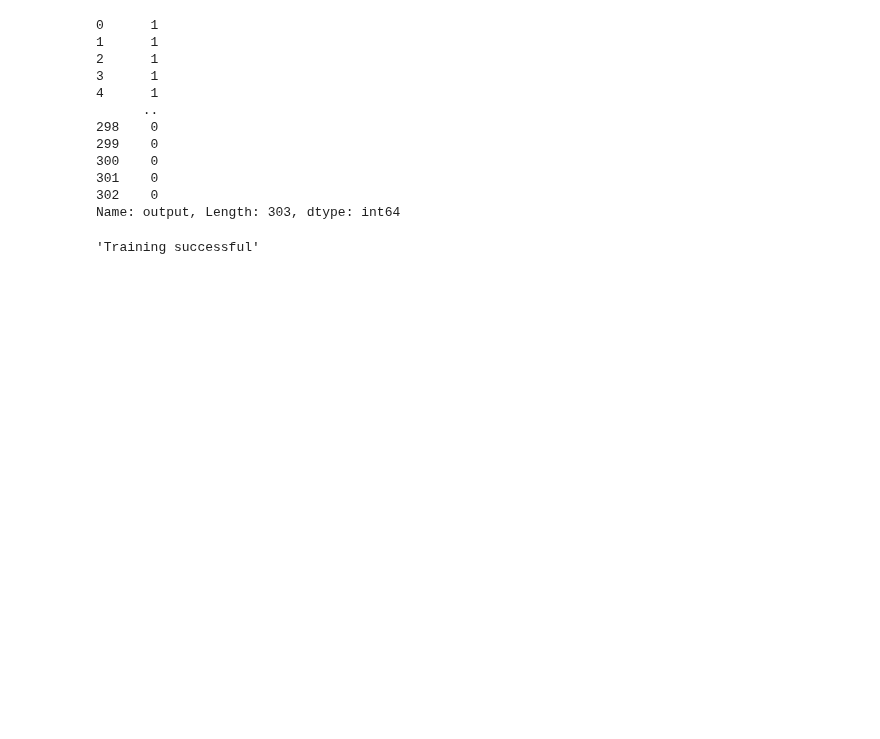
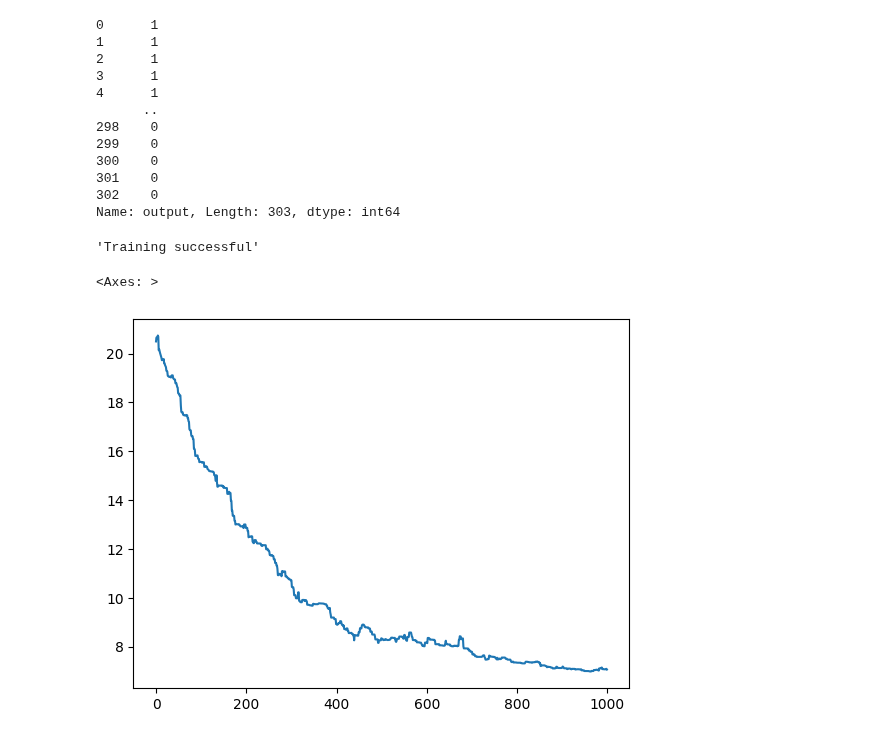
Before and after one commit to samwanyua/Pytorch, a Jupyter notebook: Notebooks/nn_from_scratch.ipynb, the cells around one changed output. Saved outputs shown, nothing was run; the diff lists cells and outputs as text; code cells hidden in the pictures; blank space fills up the shorter version.

Commit message:
Visualize a line plot

```diff
--- a/Notebooks/nn_from_scratch.ipynb
+++ b/Notebooks/nn_from_scratch.ipynb
@@ -208,3 +208,8 @@ nn = NeuralNetworkFromScratch(LR= LR, X_train=X_train_scaled, y_train=y_train, X
 nn.train(ITERATIONS=ITERATIONS)
 # %% [output]
 'Training successful'
+# %%
+sns.lineplot(x=list(range(len(nn.L_test))), y= nn.L_test)
+# %% [output]
+<Axes: >
+[figure, added]
```
